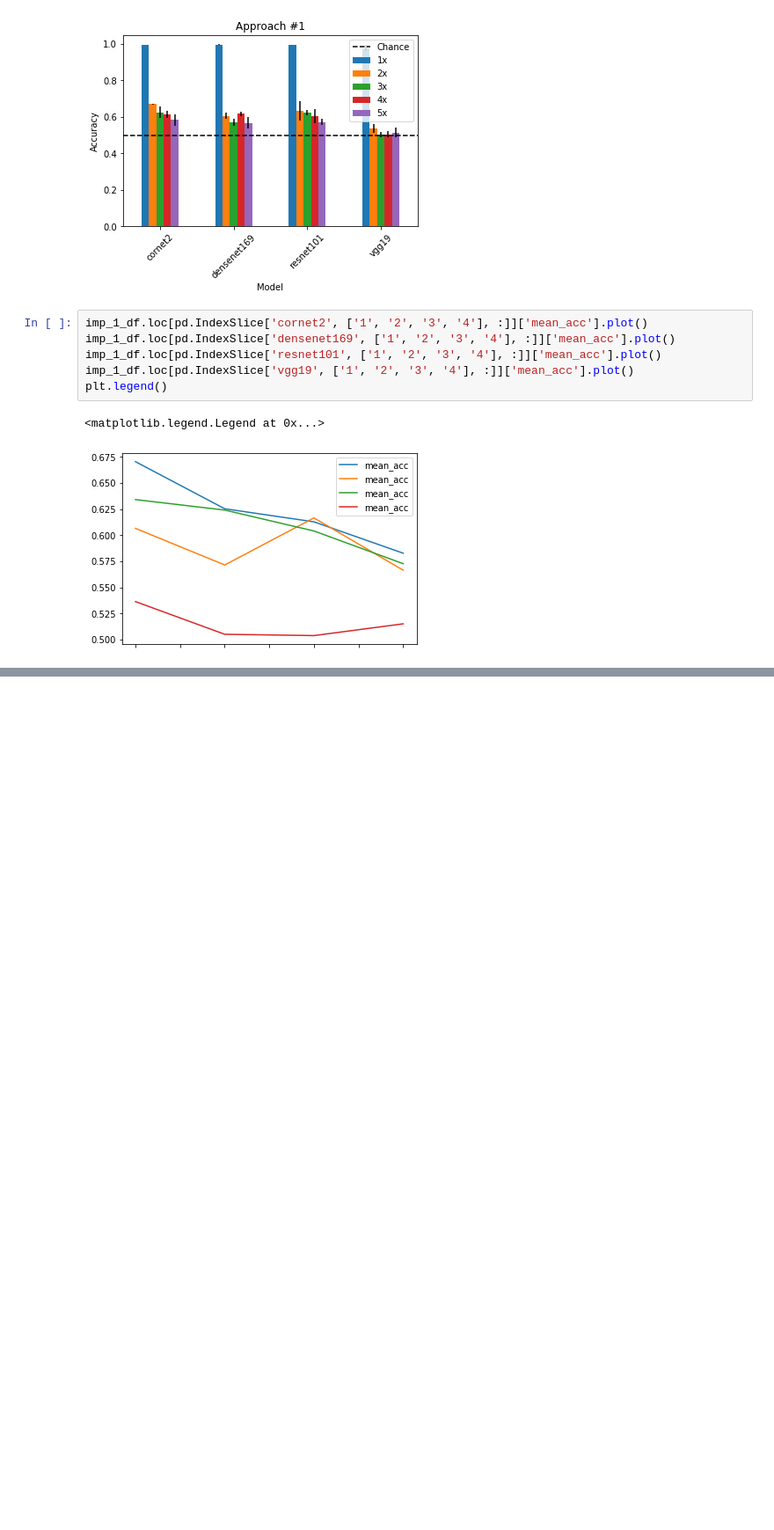
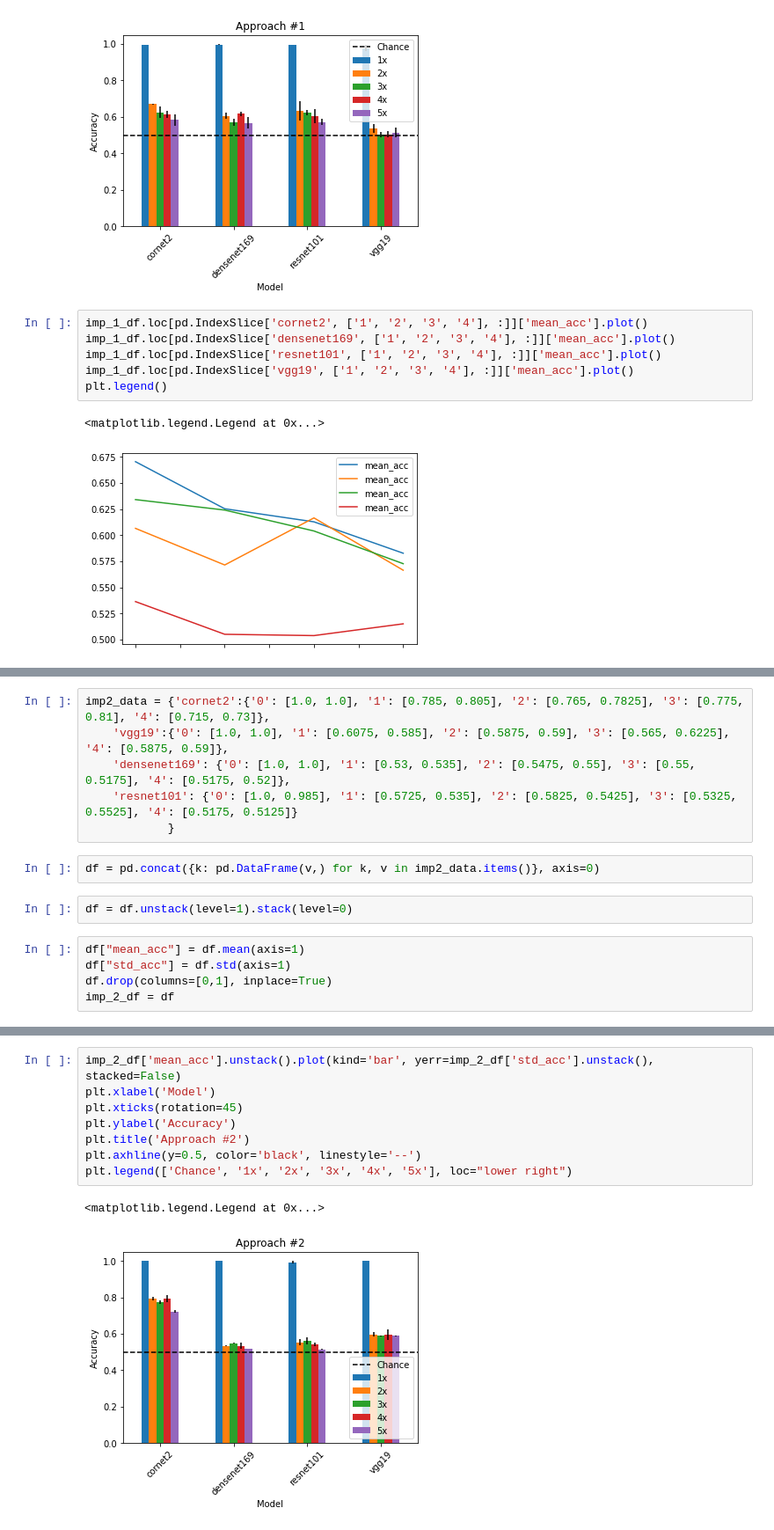
Before and after one commit to ivanjut/one-shot-scale-invariance-faces, a Jupyter notebook: Plots.ipynb, the cells around one changed output, grey strips where cells are left out. Shown at 88% size. Saved outputs shown, nothing was run; the diff lists cells and outputs as text; blank space fills up the shorter version.

```diff
--- a/Plots.ipynb
+++ b/Plots.ipynb
@@ -166,0 +184,15 @@ plt.legend()
+# %%
+imp2_data = {'cornet2':{'0': [1.0, 1.0], '1': [0.785, 0.805], '2': [0.765, 0.7825], '3': [0.775, 0.81], '4': [0.715, 0.73]},
+    'vgg19':{'0': [1.0, 1.0], '1': [0.6075, 0.585], '2': [0.5875, 0.59], '3': [0.565, 0.6225], '4': [0.5875, 0.59]},
+    'densenet169': {'0': [1.0, 1.0], '1': [0.53, 0.535], '2': [0.5475, 0.55], '3': [0.55, 0.5175], '4': [0.5175, 0.52]},
+    'resnet101': {'0': [1.0, 0.985], '1': [0.5725, 0.535], '2': [0.5825, 0.5425], '3': [0.5325, 0.5525], '4': [0.5175, 0.5125]}
+            }
+# %%
+df = pd.concat({k: pd.DataFrame(v,) for k, v in imp2_data.items()}, axis=0)
+# %%
+df = df.unstack(level=1).stack(level=0)
+# %%
+df["mean_acc"] = df.mean(axis=1)
+df["std_acc"] = df.std(axis=1)
+df.drop(columns=[0,1], inplace=True)
+imp_2_df = df
@@ -166,0 +207,11 @@ plt.legend()
+# %%
+imp_2_df['mean_acc'].unstack().plot(kind='bar', yerr=imp_2_df['std_acc'].unstack(), stacked=False)
+plt.xlabel('Model')
+plt.xticks(rotation=45)
+plt.ylabel('Accuracy')
+plt.title('Approach #2')
+plt.axhline(y=0.5, color='black', linestyle='--')
+plt.legend(['Chance', '1x', '2x', '3x', '4x', '5x'], loc="lower right")
+# %% [output]
+<matplotlib.legend.Legend at 0x...>
+[figure, added]
```
Also changed, not shown: parts of 16 cells of this notebook, 1 other file.
